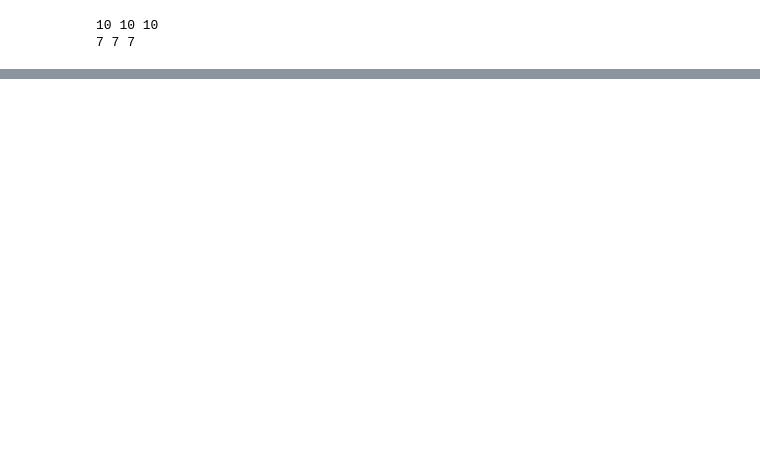
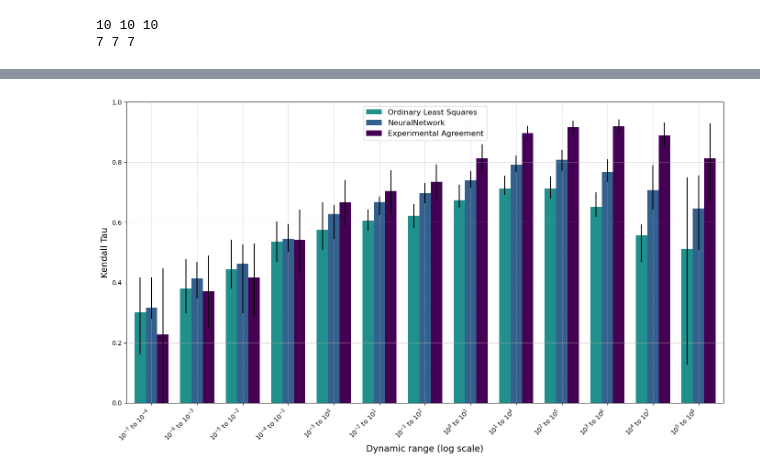
Before and after one commit to Cschiebroek/mdfptools, a Jupyter notebook: carl/benchmarking_platform/experimental_noise_and_model_overfitting.ipynb, the cells around one changed output, grey strips where cells are left out. Saved outputs shown, nothing was run; the diff lists cells and outputs as text; code cells hidden in the pictures; blank space fills up the shorter version.

```diff
--- a/carl/benchmarking_platform/experimental_noise_and_model_overfitting.ipynb
+++ b/carl/benchmarking_platform/experimental_noise_and_model_overfitting.ipynb
@@ -501,0 +466,54 @@ F_onewayResult(statistic=1.467568631683218, pvalue=0.230972888370144)
+# %%
+# Create the figure and axis
+fig, ax = plt.subplots(figsize=(14, 8))
+
+# Plot Kendall Tau for each source
+sources = ['Ordinary Least Squares', 'NeuralNetwork', 'Experimental Agreement']
+colors_map = [c1, c2, c3]
+
+#set space between bars
+bar_width = 0.25
+
+#set position of bar on x axis
+r1 = np.arange(len(filtered_df['Range'].unique()))
+r2 = [x + bar_width for x in r1]
+r3 = [x + bar_width for x in r2]
+
+for source, color, r in zip(sources, colors_map, [r1, r2, r3]):
+    subset = filtered_df[filtered_df['Model'] == source]
+    lb = subset['Median'] - subset['Lower']
+    ub = subset['Upper'] - subset['Median']
+
+    ax.bar(
+        r, subset['Median'],
+        yerr=[lb, ub],
+        width=bar_width, color=color,
+        label=f'Kendall Tau - {source}'
+    )
+
+# Customize the axis
+ax.set_xlabel('Dynamic range (log scale)', fontsize=14)
+ax.set_ylabel('Kendall Tau' , fontsize=14)
+ax.set_xticks([r + bar_width for r in range(len(filtered_df['Range'].unique()))])
+ax.set_xticklabels(xtick_labels, rotation=45, ha='right')
+ax.grid(visible=True, linestyle='--', linewidth=0.5)
+
+# Combine and show legend
+ax.legend(loc='upper center', fontsize=12)
+#remove Kendall Tau -  from legend strings
+handles, labels = ax.get_legend_handles_labels()
+labels = [label.replace('Kendall Tau - ', '') for label in labels]
+ax.legend(handles, labels, loc='upper center', fontsize=12)
+
+
+# Set a tight layout
+plt.tight_layout()
+
+plt.xlim(3.7,16.8)
+plt.ylim(0,1)
+# Display the plot
+#save
+plt.savefig('kendall_tau_comparison_bars.png', dpi=800)
+plt.show()
+# %% [output]
+[figure, added]
```
Also changed, not shown: parts of 11 cells of this notebook, 2 other files.
